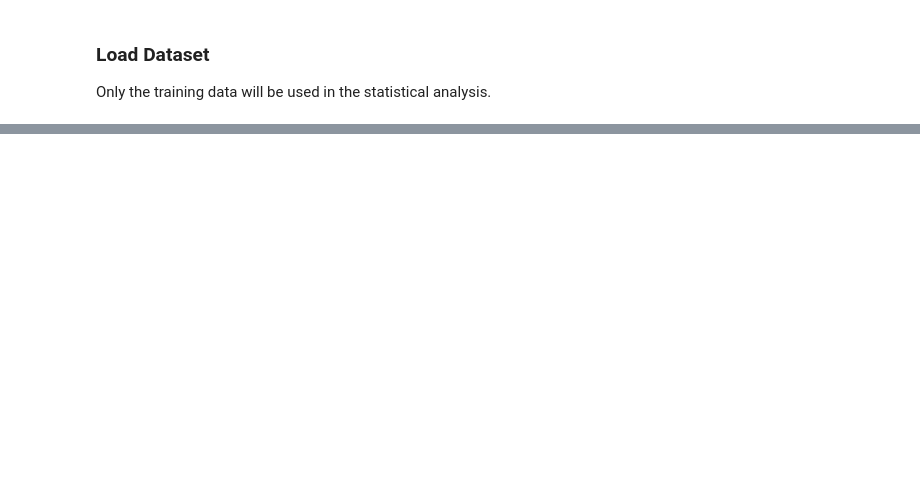
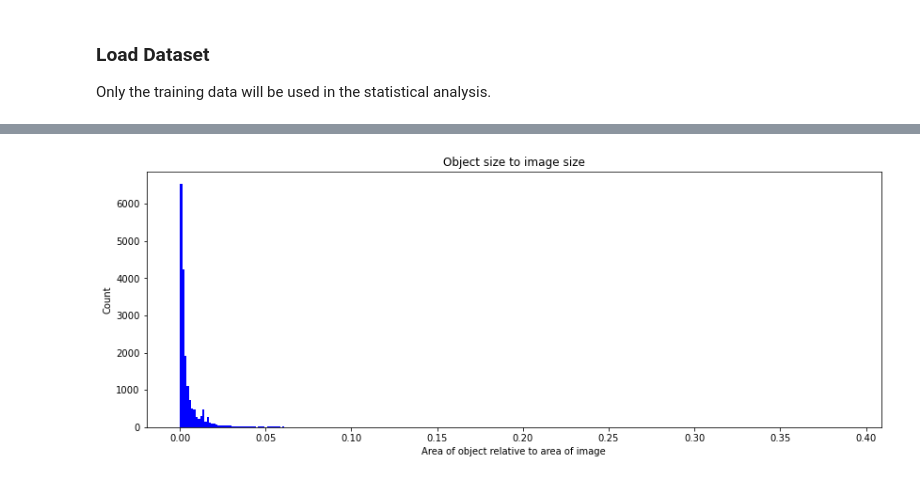
Before and after one commit to mariueng/computer-vision-and-deep-learning, a Jupyter notebook: SSD/notebooks/eda.ipynb, the cells around one changed output, grey strips where cells are left out. Saved outputs shown, nothing was run; the diff lists cells and outputs as text; code cells hidden in the pictures; blank space fills up the shorter version.

```diff
--- a/SSD/notebooks/eda.ipynb
+++ b/SSD/notebooks/eda.ipynb
@@ -127,0 +199,32 @@ This section explores object sizes independently, and also in relation to the im
+# %%
+# Calculate ratio of areas of object size and image size, for each object present in each image
+
+image_area = image_size[0] * image_size[1]
+
+# Stores ratio of object area to image area
+# key: int representation of float area, value: count of objects with that ratio
+ratios_dict = {}
+
+for sample in dataset_fo:
+    bboxes = sample.ground_truth.detections
+    for obj in bboxes:
+        bbox = obj.bounding_box
+        # Note, bounding boxes in fiftyone are represented as: [<top-left-x>, <top-left-y>, <width>, <height>]
+        # Also, the coordinates are relative to the image size, not the image size divided by the bounding box size
+        ratio = bbox[2] * bbox[3]
+        if ratio in ratios_dict:
+            ratios_dict[ratio] += 1
+        else:
+            ratios_dict[ratio] = 1
+# %%
+# Plot object ratios to image size
+plt.figure(figsize=(14, 5))
+# plt.hist(list(ratios_dict.keys()), list(ratios_dict.values()), bin=, color='blue')
+ratios_as_list = [key for key, value in ratios_dict.items() for _ in range(value)]
+plt.hist(ratios_as_list, bins=300, color='blue')
+plt.title('Object size to image size')
+plt.xlabel('Area of object relative to area of image')
+plt.ylabel('Count')
+plt.show()
+# %% [output]
+[figure, added]
```
Also changed, not shown: parts of 53 cells of this notebook, 4 other files.
